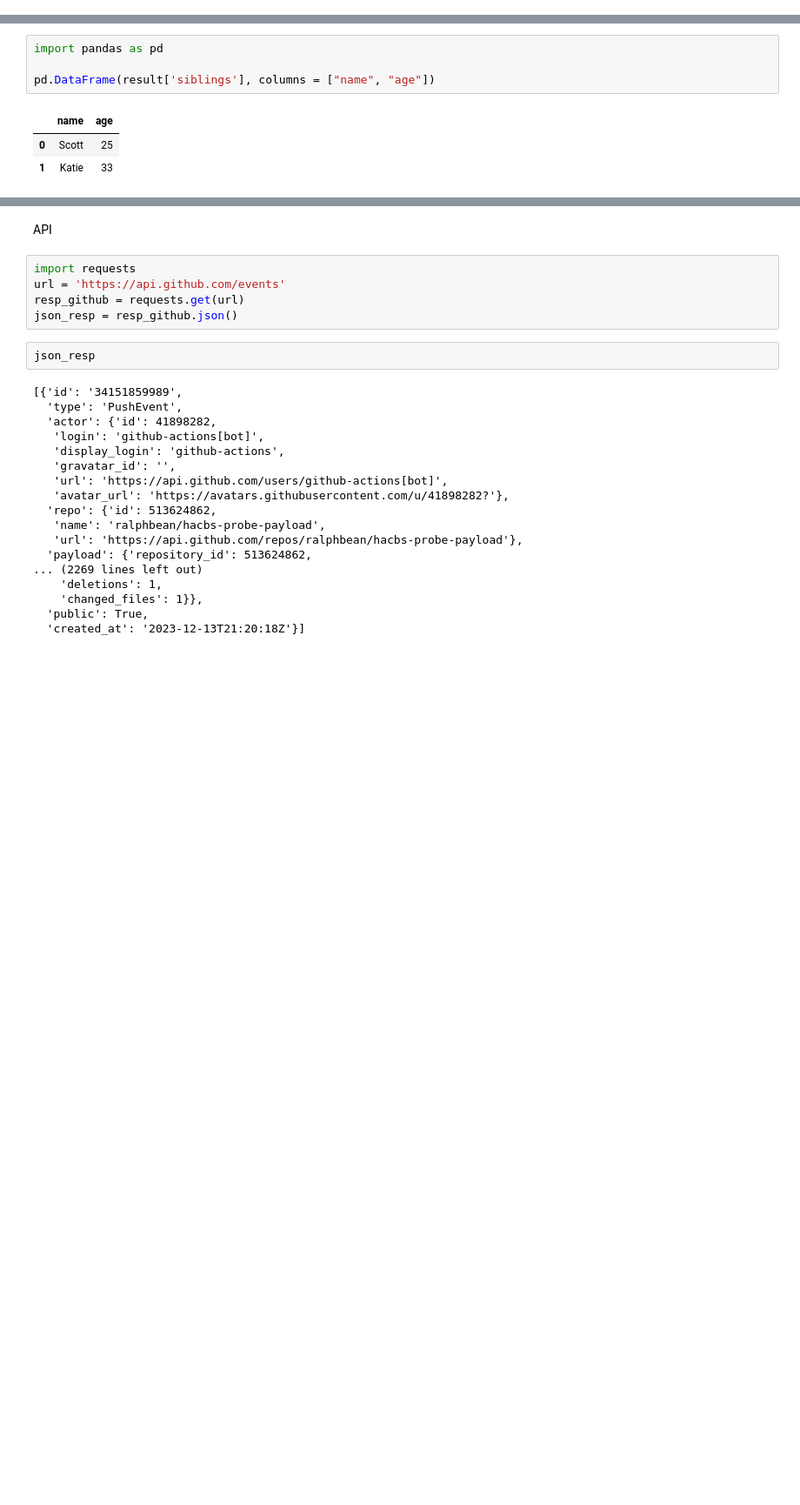
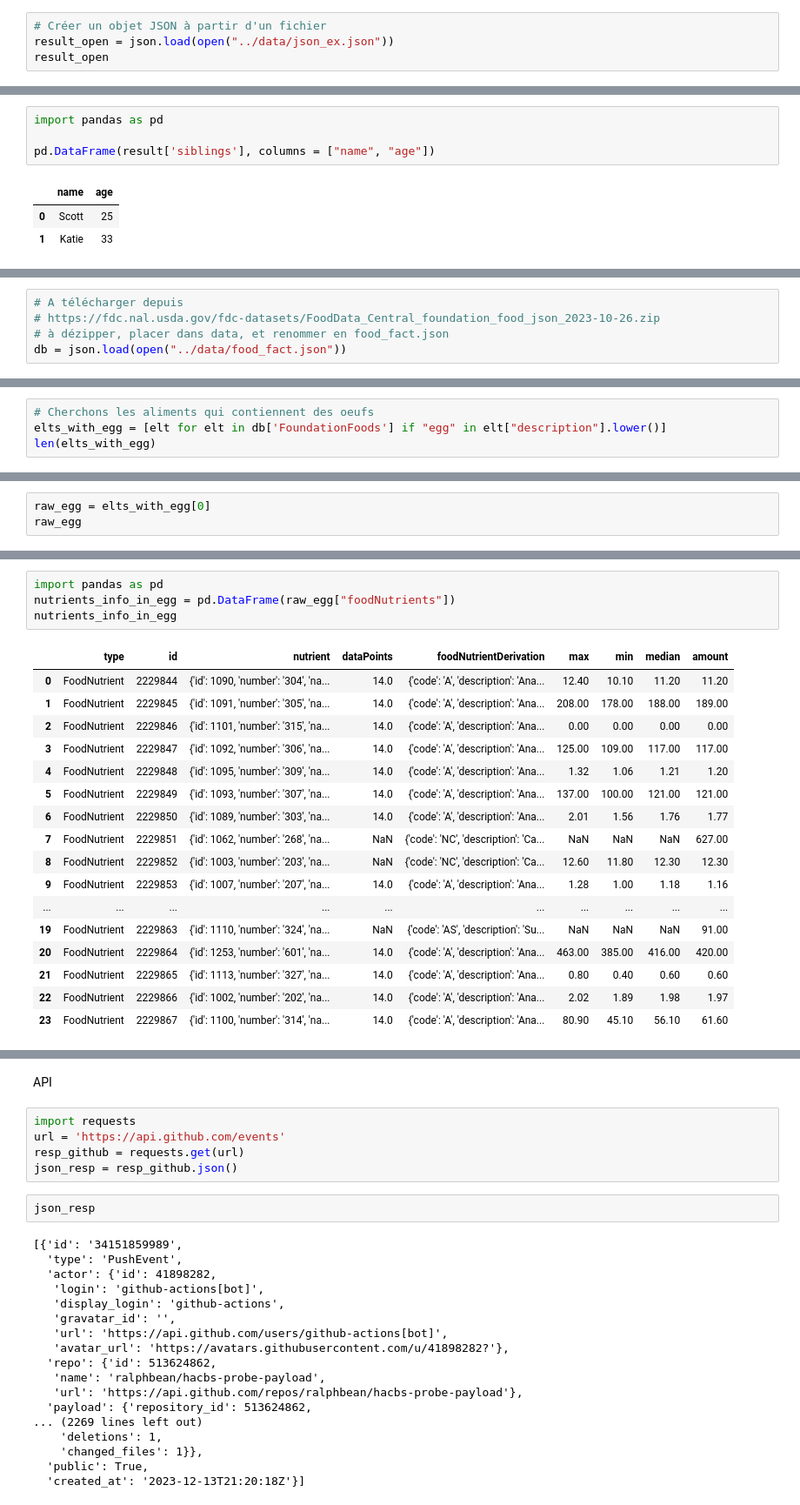
Before and after one commit to Romain-DE/ensae-python-int, a Jupyter notebook: 4_JSON/1_format_JSON.ipynb, the cells around one changed output, grey strips where cells are left out. Shown at 87% size. Cells and saved outputs as stored; diff of their text form; blank space fills up the shorter version.

Commit message:
feat: add json part

```diff
--- a/4_JSON/1_format_JSON.ipynb
+++ b/4_JSON/1_format_JSON.ipynb
@@ -21,3 +21,7 @@ result
  'pet': None,
  'siblings': [{'name': 'Scott', 'age': 25, 'pet': 'Zuko'},
   {'name': 'Katie', 'age': 33, 'pet': 'Cisco'}]}
+# %%
+# Créer un objet JSON à partir d'un fichier
+result_open = json.load(open("../data/json_ex.json"))
+result_open
@@ -31,0 +44,5 @@ pd.DataFrame(result['siblings'], columns = ["name", "age"])
+# %%
+# A télécharger depuis
+# https://fdc.nal.usda.gov/fdc-datasets/FoodData_Central_foundation_food_json_2023-10-26.zip
+# à dézipper, placer dans data, et renommer en food_fact.json
+db = json.load(open("../data/food_fact.json"))
@@ -31,0 +69,4 @@ pd.DataFrame(result['siblings'], columns = ["name", "age"])
+# %%
+# Cherchons les aliments qui contiennent des oeufs
+elts_with_egg = [elt for elt in db['FoundationFoods'] if "egg" in elt["description"].lower()]
+len(elts_with_egg)
@@ -31,0 +75,3 @@ pd.DataFrame(result['siblings'], columns = ["name", "age"])
+# %%
+raw_egg = elts_with_egg[0]
+raw_egg
@@ -31,0 +119,22 @@ pd.DataFrame(result['siblings'], columns = ["name", "age"])
+# %%
+import pandas as pd
+nutrients_info_in_egg = pd.DataFrame(raw_egg["foodNutrients"])
+nutrients_info_in_egg
+# %% [output]
+|  | type | id | nutrient | dataPoints | foodNutrientDerivation | max | min | median | amount |
+| 0 | FoodNutrient | 2229844 | {'id': 1090, 'number': '304', 'na... | 14.0 | {'code': 'A', 'description': 'Ana... | 12.40 | 10.10 | 11.20 | 11.20 |
+| 1 | FoodNutrient | 2229845 | {'id': 1091, 'number': '305', 'na... | 14.0 | {'code': 'A', 'description': 'Ana... | 208.00 | 178.00 | 188.00 | 189.00 |
+| 2 | FoodNutrient | 2229846 | {'id': 1101, 'number': '315', 'na... | 14.0 | {'code': 'A', 'description': 'Ana... | 0.00 | 0.00 | 0.00 | 0.00 |
+| 3 | FoodNutrient | 2229847 | {'id': 1092, 'number': '306', 'na... | 14.0 | {'code': 'A', 'description': 'Ana... | 125.00 | 109.00 | 117.00 | 117.00 |
+| 4 | FoodNutrient | 2229848 | {'id': 1095, 'number': '309', 'na... | 14.0 | {'code': 'A', 'description': 'Ana... | 1.32 | 1.06 | 1.21 | 1.20 |
+| 5 | FoodNutrient | 2229849 | {'id': 1093, 'number': '307', 'na... | 14.0 | {'code': 'A', 'description': 'Ana... | 137.00 | 100.00 | 121.00 | 121.00 |
+| 6 | FoodNutrient | 2229850 | {'id': 1089, 'number': '303', 'na... | 14.0 | {'code': 'A', 'description': 'Ana... | 2.01 | 1.56 | 1.76 | 1.77 |
+| 7 | FoodNutrient | 2229851 | {'id': 1062, 'number': '268', 'na... | NaN | {'code': 'NC', 'description': 'Ca... | NaN | NaN | NaN | 627.00 |
+| 8 | FoodNutrient | 2229852 | {'id': 1003, 'number': '203', 'na... | NaN | {'code': 'NC', 'description': 'Ca... | 12.60 | 11.80 | 12.30 | 12.30 |
+| 9 | FoodNutrient | 2229853 | {'id': 1007, 'number': '207', 'na... | 14.0 | {'code': 'A', 'description': 'Ana... | 1.28 | 1.00 | 1.18 | 1.16 |
+| ... | ... | ... | ... | ... | ... | ... | ... | ... | ... |
+| 19 | FoodNutrient | 2229863 | {'id': 1110, 'number': '324', 'na... | NaN | {'code': 'AS', 'description': 'Su... | NaN | NaN | NaN | 91.00 |
+| 20 | FoodNutrient | 2229864 | {'id': 1253, 'number': '601', 'na... | 14.0 | {'code': 'A', 'description': 'Ana... | 463.00 | 385.00 | 416.00 | 420.00 |
+| 21 | FoodNutrient | 2229865 | {'id': 1113, 'number': '327', 'na... | 14.0 | {'code': 'A', 'description': 'Ana... | 0.80 | 0.40 | 0.60 | 0.60 |
+| 22 | FoodNutrient | 2229866 | {'id': 1002, 'number': '202', 'na... | 14.0 | {'code': 'A', 'description': 'Ana... | 2.02 | 1.89 | 1.98 | 1.97 |
+| 23 | FoodNutrient | 2229867 | {'id': 1100, 'number': '314', 'na... | 14.0 | {'code': 'A', 'description': 'Ana... | 80.90 | 45.10 | 56.10 | 61.60 |
```
Also changed, not shown: parts of 18 cells of this notebook, 1 other file.
